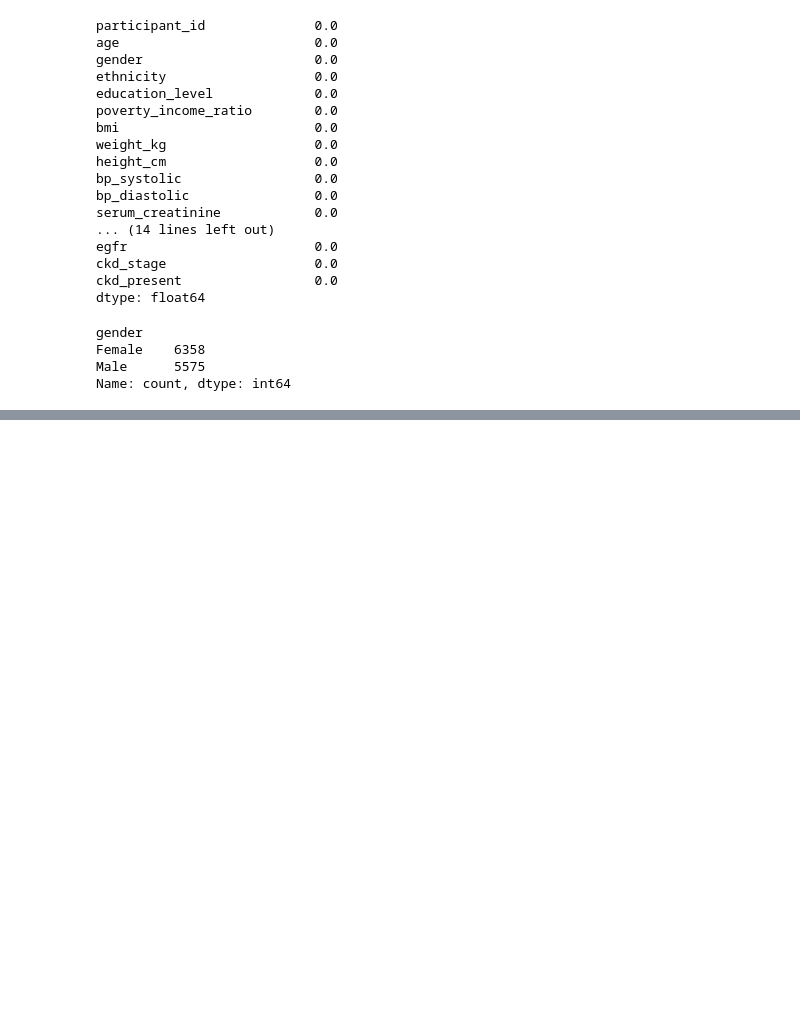
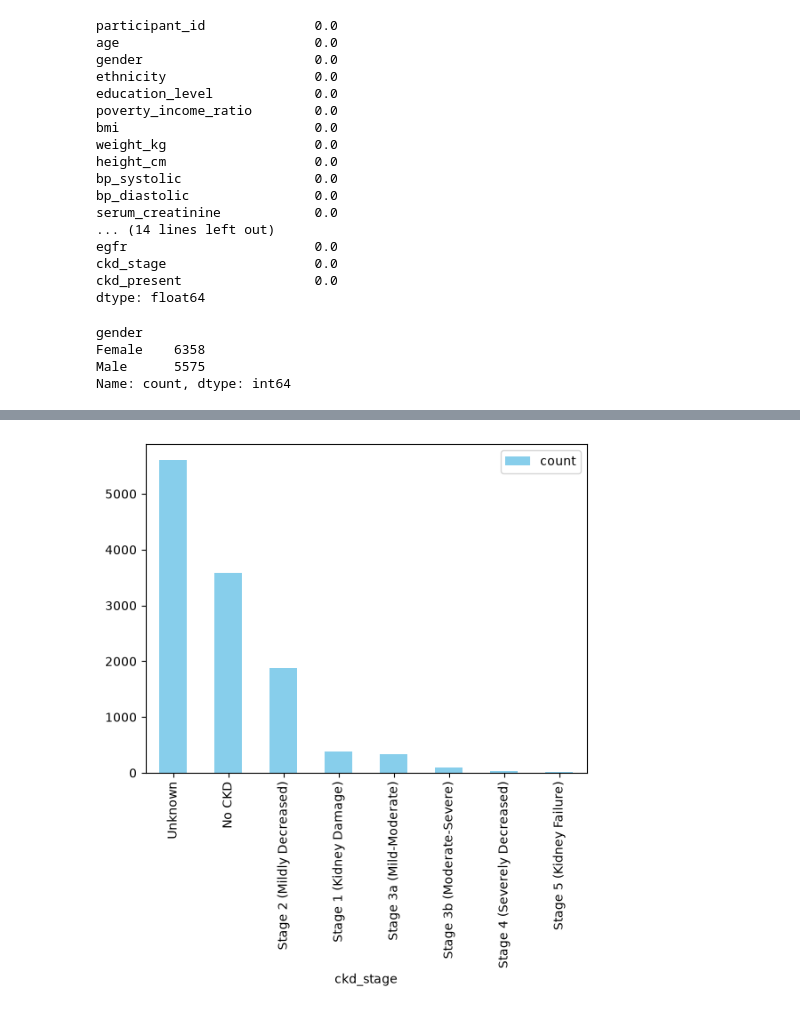
Before and after one commit to GonzaloManterola/Grupo27Ciencias, a Jupyter notebook: Main.ipynb, the cells around one changed output, grey strips where cells are left out. Saved outputs shown, nothing was run; the diff lists cells and outputs as text; code cells hidden in the pictures; blank space fills up the shorter version.

```diff
--- a/Main.ipynb
+++ b/Main.ipynb
@@ -444,0 +438,12 @@ plt.show()
+# %%
+import pandas as pd
+import matplotlib.pyplot as plt  # 1. Importar matplotlib
+
+# 2. Usar el nombre de la columna o el índice de las columnas si son numéricos
+counts = raw_dataset['ckd_stage'].value_counts().reset_index()
+counts.columns = ['ckd_stage', 'count']
+
+counts.plot.bar(x='ckd_stage', y='count', color='skyblue')
+plt.show()
+# %% [output]
+[figure, added]
```
Also changed, not shown: parts of 11 cells of this notebook.
